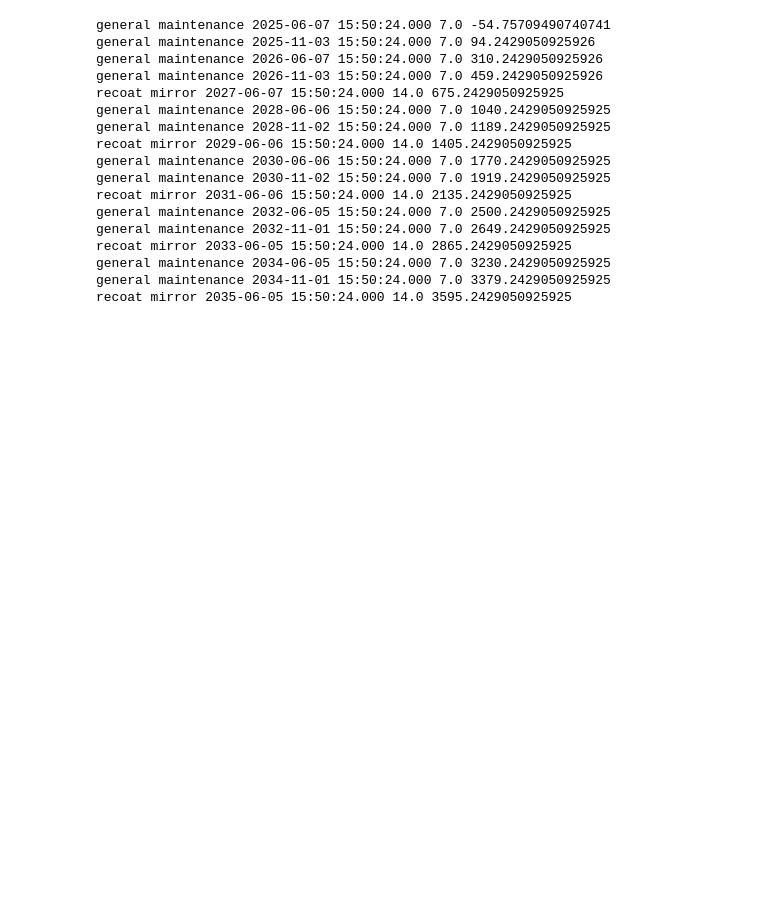
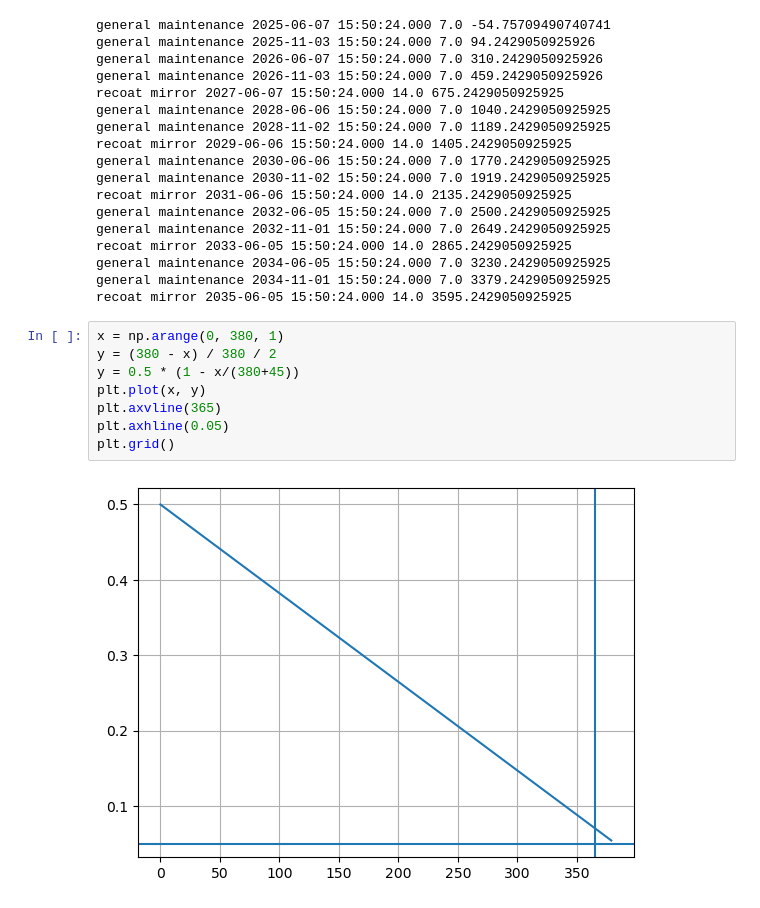
Before and after one commit to lsst-sims/sims_featureScheduler_runs3.5, a Jupyter notebook: engineering/EngineeringYear1.ipynb, the cells around one changed output. Drawn from its saved outputs; the diff is of its cells as text; blank space fills up the shorter version.

```diff
--- a/engineering/EngineeringYear1.ipynb
+++ b/engineering/EngineeringYear1.ipynb
@@ -187,6 +219,16 @@ recoat mirror 2033-06-05 15:50:24.000 14.0 2865.2429050925925
 general maintenance 2034-06-05 15:50:24.000 7.0 3230.2429050925925
 general maintenance 2034-11-01 15:50:24.000 7.0 3379.2429050925925
 recoat mirror 2035-06-05 15:50:24.000 14.0 3595.2429050925925
+# %%
+x = np.arange(0, 380, 1)
+y = (380 - x) / 380 / 2
+y = 0.5 * (1 - x/(380+45))
+plt.plot(x, y)
+plt.axvline(365)
+plt.axhline(0.05)
+plt.grid()
+# %% [output]
+[figure, added]
 # %%
 # Make a new unscheduled downtime class that adds significantly more unscheduled downtime in the first year.
 
```
Also changed, not shown: parts of 6 cells of this notebook.
